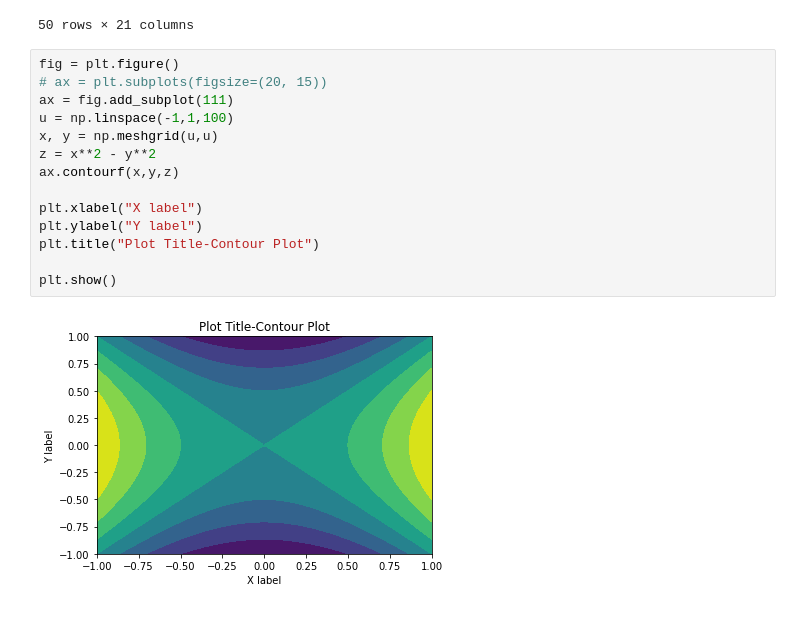
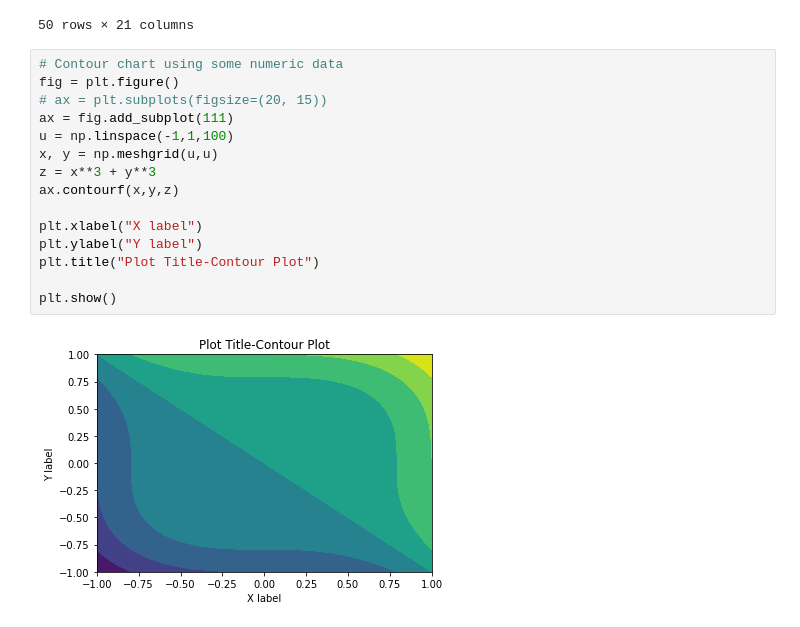
Before and after one commit to samantoz/dsc640-data_presentation, a Jupyter notebook: notebook/ex5.2.ipynb, the cells around one changed output. Saved outputs shown, nothing was run; the diff lists cells and outputs as text.

```diff
--- a/notebook/ex5.2.ipynb
+++ b/notebook/ex5.2.ipynb
@@ -165,18 +226,19 @@ ppg
 | 49 | Nate Robinson | 74 | 29.9 | 17.2 | 6.1 | 13.9 | 0.437 | 3.4 | 4.0 | 0.841 | ... | ... |
 50 rows × 21 columns
 # %%
+# Contour chart using some numeric data
 fig = plt.figure()
 # ax = plt.subplots(figsize=(20, 15))
 ax = fig.add_subplot(111)
 u = np.linspace(-1,1,100)
 x, y = np.meshgrid(u,u)
-z = x**2 - y**2
+z = x**3 + y**3
 ax.contourf(x,y,z)
 
 plt.xlabel("X label")
 plt.ylabel("Y label")
 plt.title("Plot Title-Contour Plot")
 
 plt.show()
 # %% [output]
-[figure, old version]
+[figure, new version]
```
Also changed, not shown: parts of 4 cells of this notebook, 2 other files.
